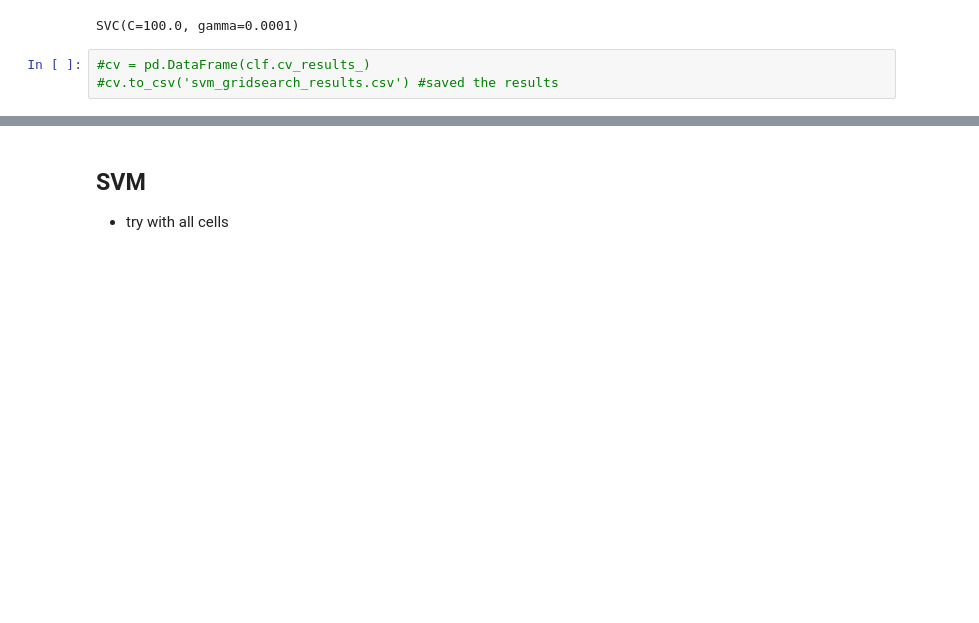
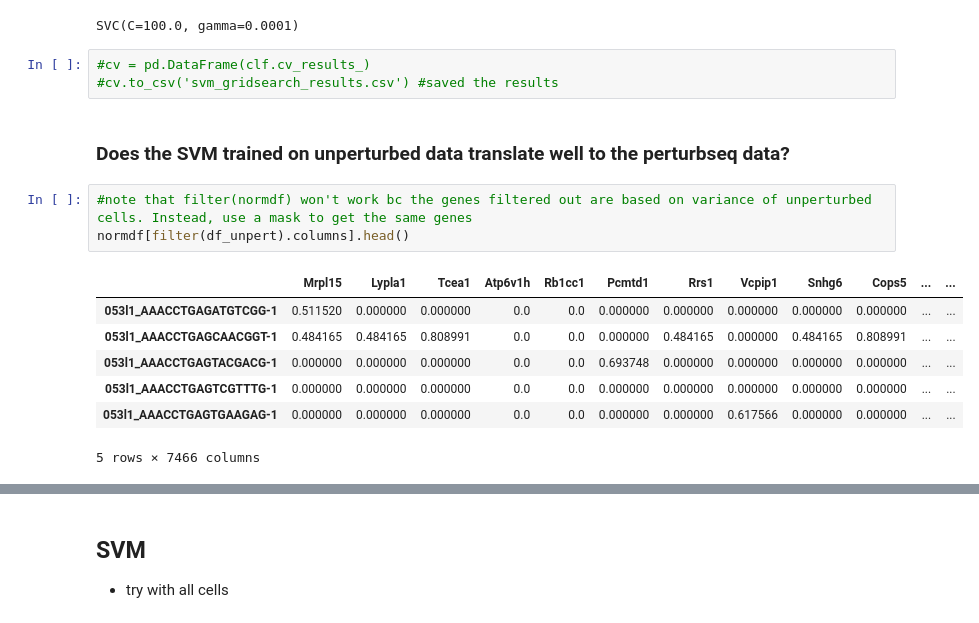
Before and after one commit to amandakhoo/CIDS2023, a Jupyter notebook: classifer.ipynb, the cells around one changed output, grey strips where cells are left out. Drawn from its saved outputs; the diff is of its cells as text; blank space fills up the shorter version.

```diff
--- a/classifer.ipynb
+++ b/classifer.ipynb
@@ -142,3 +161,16 @@ SVC(C=100.0, gamma=0.0001)
 # %%
 #cv = pd.DataFrame(clf.cv_results_)
 #cv.to_csv('svm_gridsearch_results.csv') #saved the results
+# %% [markdown]
+### Does the SVM trained on unperturbed data translate well to the perturbseq data?
+# %%
+#note that filter(normdf) won't work bc the genes filtered out are based on variance of unperturbed cells. Instead, use a mask to get the same genes
+normdf[filter(df_unpert).columns].head()
+# %% [output]
+|  | Mrpl15 | Lypla1 | Tcea1 | Atp6v1h | Rb1cc1 | Pcmtd1 | Rrs1 | Vcpip1 | Snhg6 | Cops5 | ... | ... |
+| 053l1_AAACCTGAGATGTCGG-1 | 0.511520 | 0.000000 | 0.000000 | 0.0 | 0.0 | 0.000000 | 0.000000 | 0.000000 | 0.000000 | 0.000000 | ... | ... |
+| 053l1_AAACCTGAGCAACGGT-1 | 0.484165 | 0.484165 | 0.808991 | 0.0 | 0.0 | 0.000000 | 0.484165 | 0.000000 | 0.484165 | 0.808991 | ... | ... |
+| 053l1_AAACCTGAGTACGACG-1 | 0.000000 | 0.000000 | 0.000000 | 0.0 | 0.0 | 0.693748 | 0.000000 | 0.000000 | 0.000000 | 0.000000 | ... | ... |
+| 053l1_AAACCTGAGTCGTTTG-1 | 0.000000 | 0.000000 | 0.000000 | 0.0 | 0.0 | 0.000000 | 0.000000 | 0.000000 | 0.000000 | 0.000000 | ... | ... |
+| 053l1_AAACCTGAGTGAAGAG-1 | 0.000000 | 0.000000 | 0.000000 | 0.0 | 0.0 | 0.000000 | 0.000000 | 0.617566 | 0.000000 | 0.000000 | ... | ... |
+5 rows × 7466 columns
```
Also changed, not shown: parts of 7 cells of this notebook, 1 other file.
